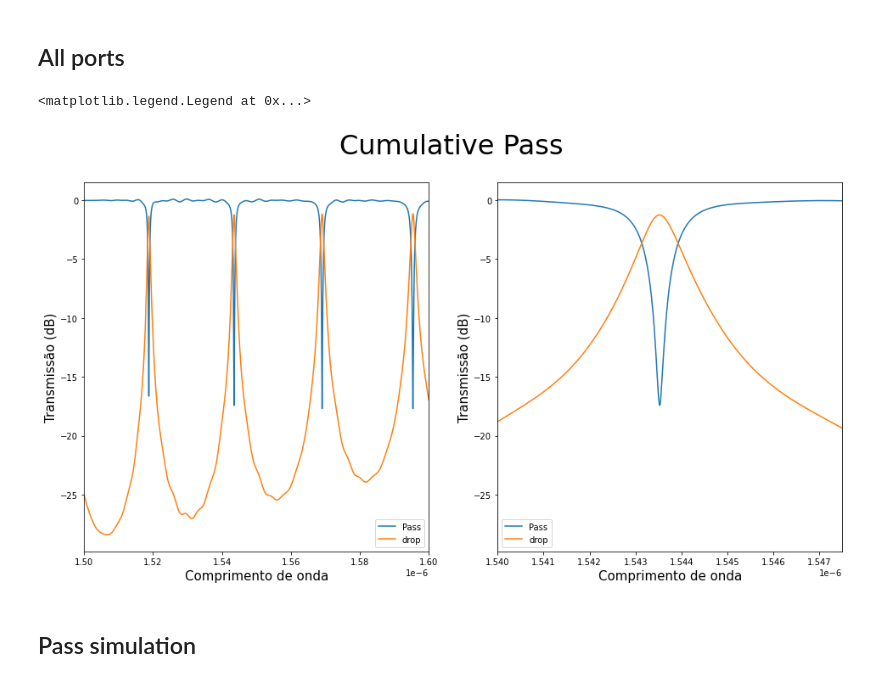
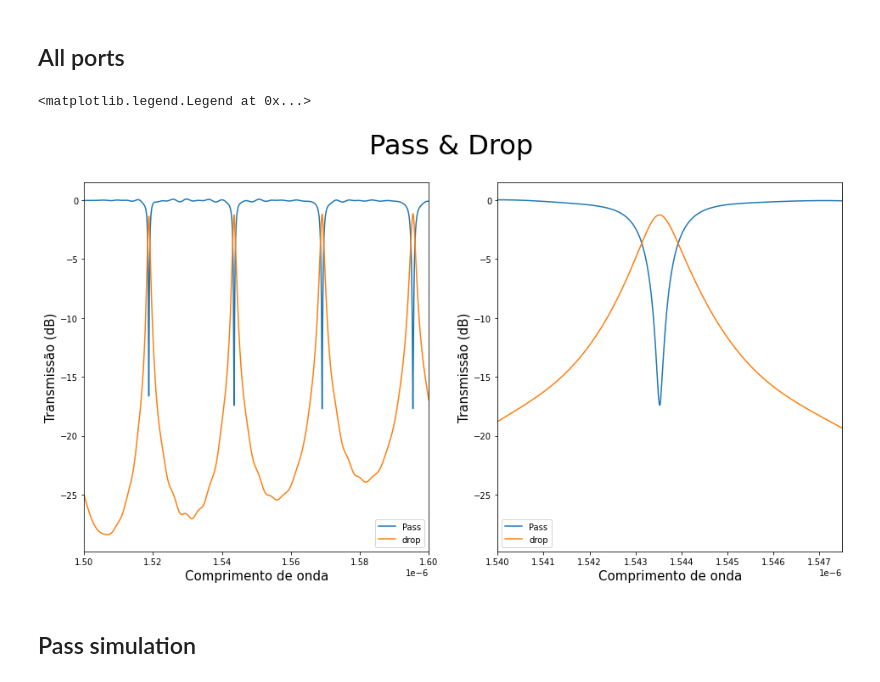
Before and after one commit to ringokin/photonics-ring-resonator, a Jupyter notebook: klayout files/simulations/klayout simulations.ipynb, the cells around one changed output. Cells and saved outputs as stored; diff of their text form; code cells hidden in the pictures.

```diff
--- a/klayout files/simulations/klayout simulations.ipynb
+++ b/klayout files/simulations/klayout simulations.ipynb
@@ -38,29 +38,29 @@ resultDrop = simuDrop['TE gain (dB)'] - reference['TE gain (dB)']
 # %%
 
 #plotting
 fig1, graph = plt.subplots(1, 2, figsize = (16, 8))
-fig1.suptitle("Cumulative Pass", size = 32)
+fig1.suptitle("Pass & Drop", size = 32)
 
 graph[0].plot(simuPass['wavelength'],resultPass)
 graph[0].plot(simuDrop['wavelength'],resultDrop)
 # graph[0].plot( simuAdd['wavelength'], resultAdd)
 graph[0].set_xlim(1.5e-6,1.6e-6)
 graph[0].set_xlabel(r'Comprimento de onda',fontsize =15)
 graph[0].set_ylabel(r'Transmissão (dB)',fontsize =15)
 # graph[0].legend(['Pass','drop', 'add'])
 graph[0].legend(['Pass','drop'])
 
 graph[1].plot(simuPass['wavelength'],resultPass)
 graph[1].plot(simuDrop['wavelength'],resultDrop)
 # graph[1].plot( simuAdd['wavelength'], resultAdd)
 graph[1].set_xlim(1.54e-6,1.5475e-6)
 graph[1].set_xlabel(r'Comprimento de onda',fontsize =15)
 graph[1].set_ylabel(r'Transmissão (dB)',fontsize =15)
 # graph[1].legend(['Pass','drop', 'add'])
 graph[1].legend(['Pass','drop'])
 # %% [output]
 <matplotlib.legend.Legend at 0x...>
-[figure, old version]
+[figure, new version]
 # %% [markdown]
 ## Pass simulation
 # %%
```
Also changed, not shown: 44 other files.
